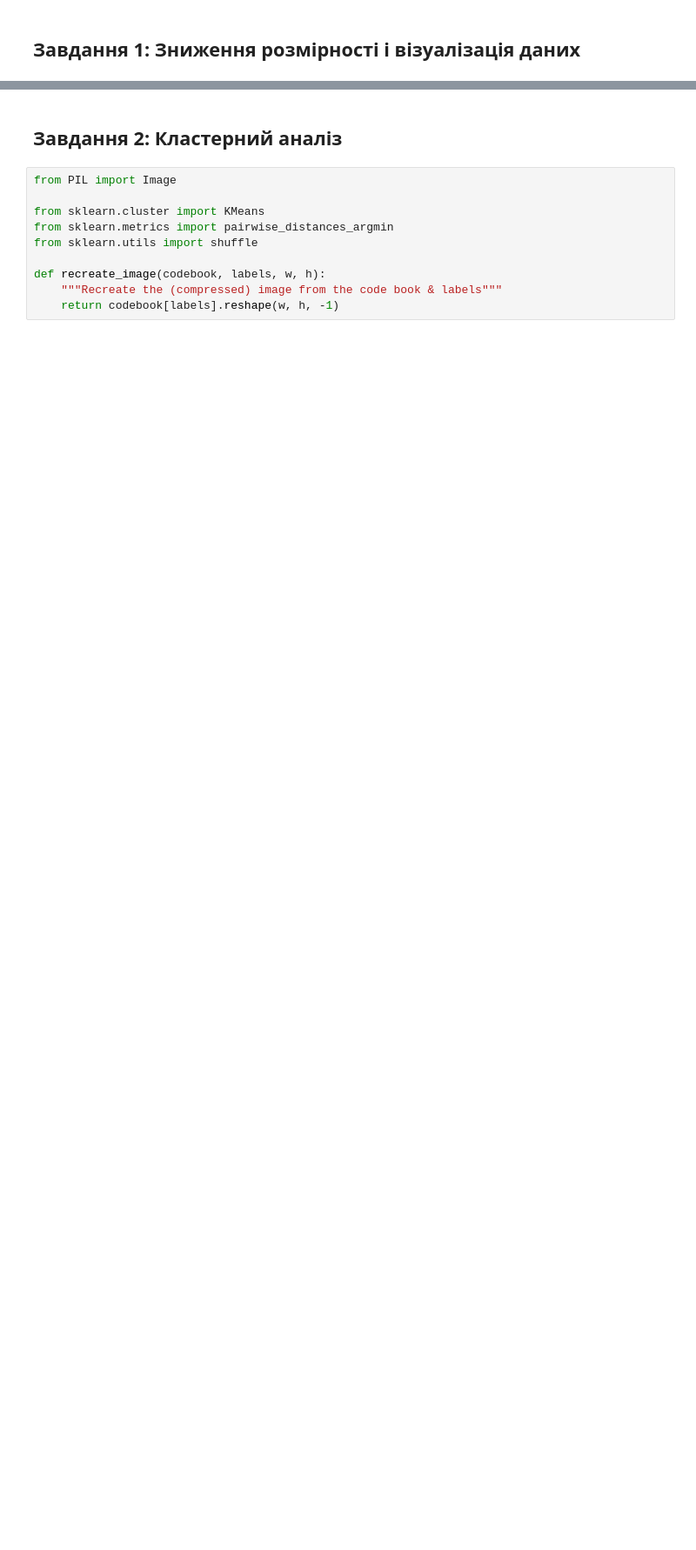
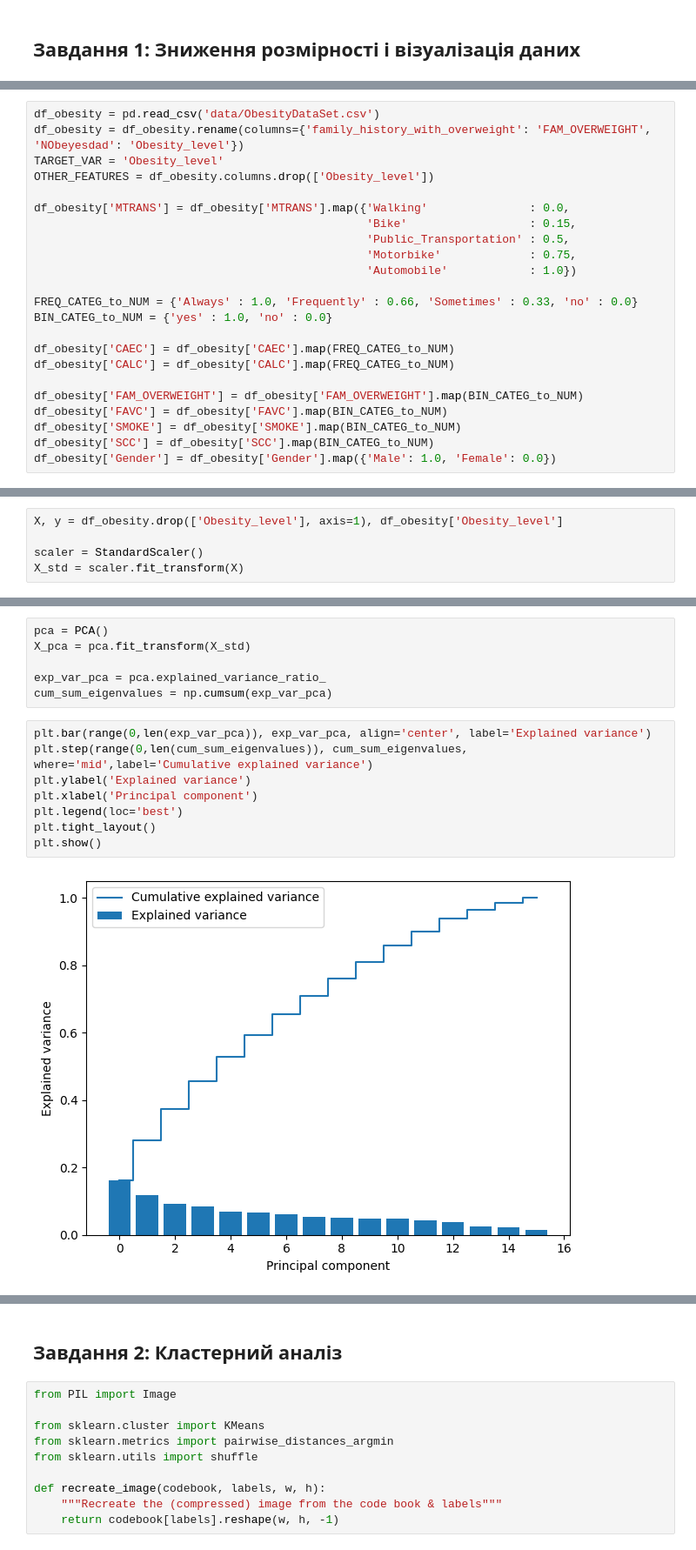
Before and after one commit to Pechenkya/DataAnalysis2024_Lab2_Bondar, a Jupyter notebook: lab2.ipynb, the cells around one changed output, grey strips where cells are left out. Shown: that part at 87% size. Cells and saved outputs as stored; diff of their text form; blank space fills up the shorter version.

```diff
--- a/lab2.ipynb
+++ b/lab2.ipynb
@@ -31,0 +27,23 @@ Index(['Gender', 'Age', 'Height', 'Weight', 'FAM_OVERWEIGHT', 'FAVC', 'FCVC',
+# %%
+df_obesity = pd.read_csv('data/ObesityDataSet.csv')
+df_obesity = df_obesity.rename(columns={'family_history_with_overweight': 'FAM_OVERWEIGHT', 'NObeyesdad': 'Obesity_level'})
+TARGET_VAR = 'Obesity_level'
+OTHER_FEATURES = df_obesity.columns.drop(['Obesity_level'])
+
+df_obesity['MTRANS'] = df_obesity['MTRANS'].map({'Walking'               : 0.0,
+                                                 'Bike'                  : 0.15,
+                                                 'Public_Transportation' : 0.5,
+                                                 'Motorbike'             : 0.75,
+                                                 'Automobile'            : 1.0})
+
+FREQ_CATEG_to_NUM = {'Always' : 1.0, 'Frequently' : 0.66, 'Sometimes' : 0.33, 'no' : 0.0}
+BIN_CATEG_to_NUM = {'yes' : 1.0, 'no' : 0.0}
+
+df_obesity['CAEC'] = df_obesity['CAEC'].map(FREQ_CATEG_to_NUM)
+df_obesity['CALC'] = df_obesity['CALC'].map(FREQ_CATEG_to_NUM)
+
+df_obesity['FAM_OVERWEIGHT'] = df_obesity['FAM_OVERWEIGHT'].map(BIN_CATEG_to_NUM)
+df_obesity['FAVC'] = df_obesity['FAVC'].map(BIN_CATEG_to_NUM)
+df_obesity['SMOKE'] = df_obesity['SMOKE'].map(BIN_CATEG_to_NUM)
+df_obesity['SCC'] = df_obesity['SCC'].map(BIN_CATEG_to_NUM)
+df_obesity['Gender'] = df_obesity['Gender'].map({'Male': 1.0, 'Female': 0.0})
@@ -31,0 +52,5 @@ Index(['Gender', 'Age', 'Height', 'Weight', 'FAM_OVERWEIGHT', 'FAVC', 'FCVC',
+# %%
+X, y = df_obesity.drop(['Obesity_level'], axis=1), df_obesity['Obesity_level']
+
+scaler = StandardScaler()
+X_std = scaler.fit_transform(X)
@@ -31,0 +59,16 @@ Index(['Gender', 'Age', 'Height', 'Weight', 'FAM_OVERWEIGHT', 'FAVC', 'FCVC',
+# %%
+pca = PCA()
+X_pca = pca.fit_transform(X_std)
+
+exp_var_pca = pca.explained_variance_ratio_
+cum_sum_eigenvalues = np.cumsum(exp_var_pca)
+# %%
+plt.bar(range(0,len(exp_var_pca)), exp_var_pca, align='center', label='Explained variance')
+plt.step(range(0,len(cum_sum_eigenvalues)), cum_sum_eigenvalues, where='mid',label='Cumulative explained variance')
+plt.ylabel('Explained variance')
+plt.xlabel('Principal component')
+plt.legend(loc='best')
+plt.tight_layout()
+plt.show()
+# %% [output]
+[figure, added]
```
Also changed, not shown: parts of 43 cells of this notebook.
